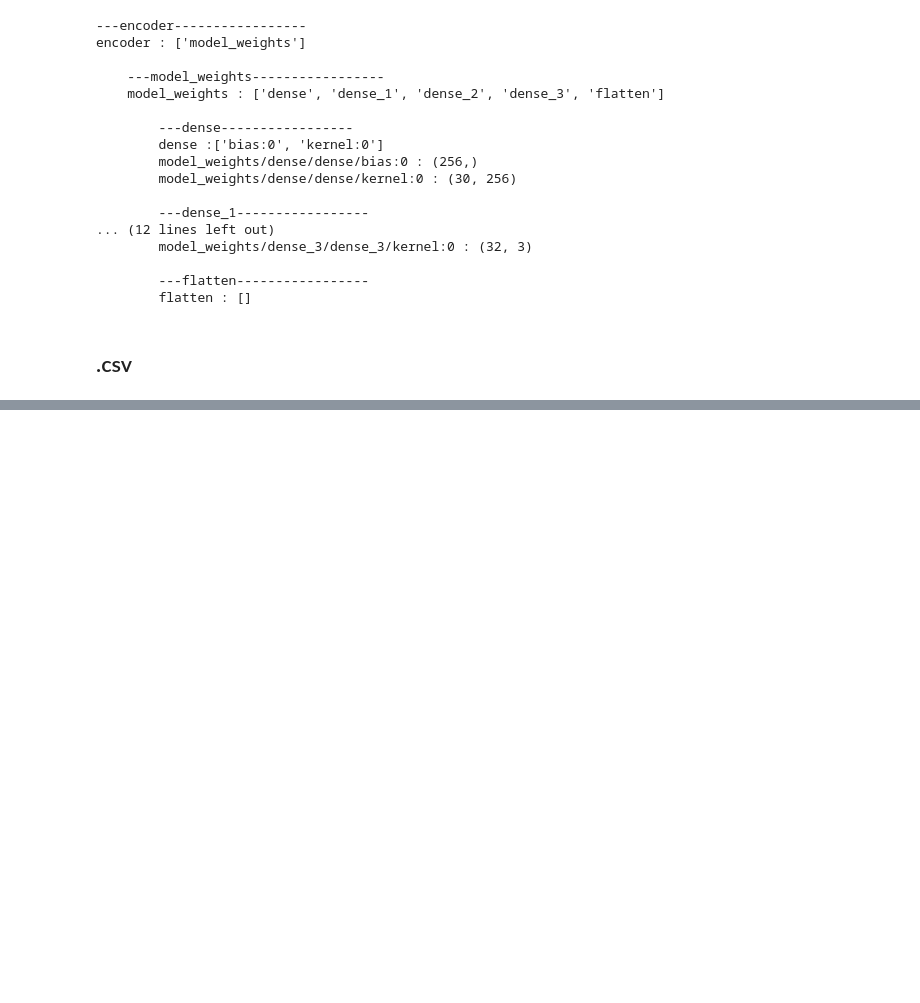
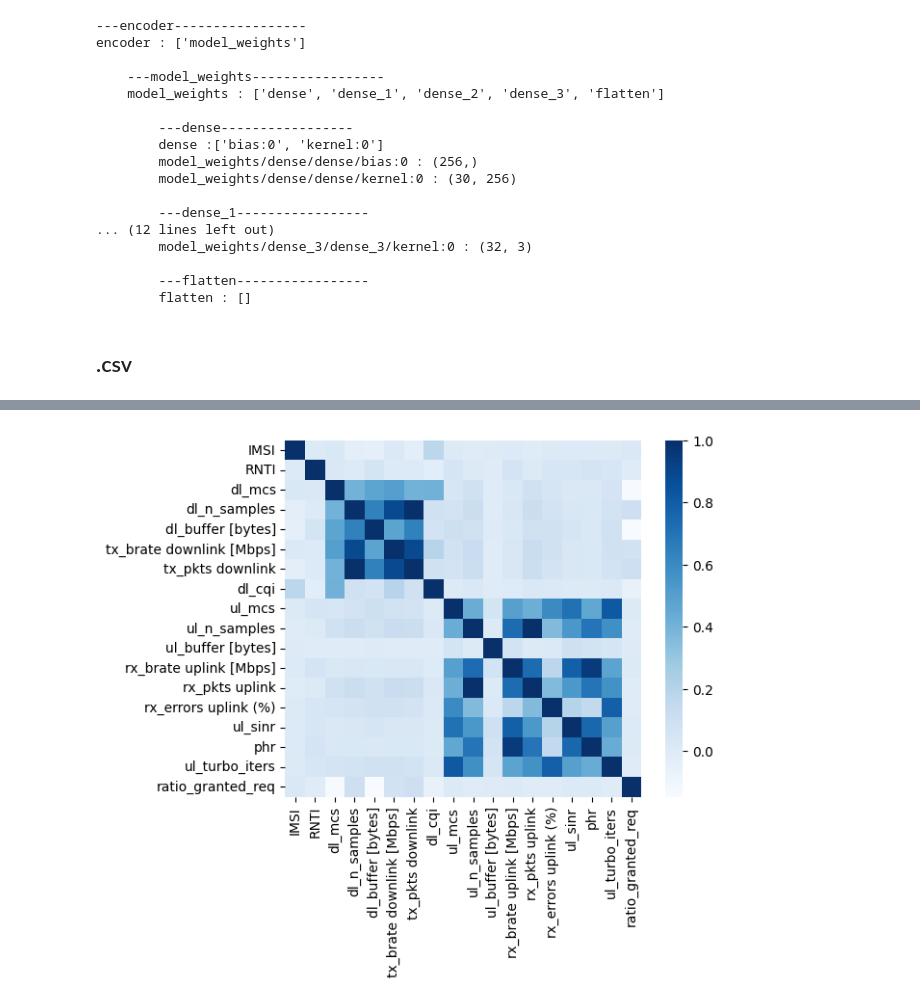
Before and after one commit to asungajinli/colosseum-oran-commag-dataset, a Jupyter notebook: data_preprocessing.ipynb, the cells around one changed output, grey strips where cells are left out. Saved outputs shown, nothing was run; the diff lists cells and outputs as text; code cells hidden in the pictures; blank space fills up the shorter version.

```diff
--- a/data_preprocessing.ipynb
+++ b/data_preprocessing.ipynb
@@ -491,0 +630,7 @@ if i%25==0:
+# %%
+corr = dataset.corr(method = 'pearson')
+corr
+df_heatmap = sns.heatmap(corr, cbar = True, annot = False, annot_kws={'size' : 10},
+                         fmt = '.2f', square = True, cmap = 'Blues')
+# %% [output]
+[figure, added]
```
Also changed, not shown: parts of 9 cells of this notebook, 3 other files.
